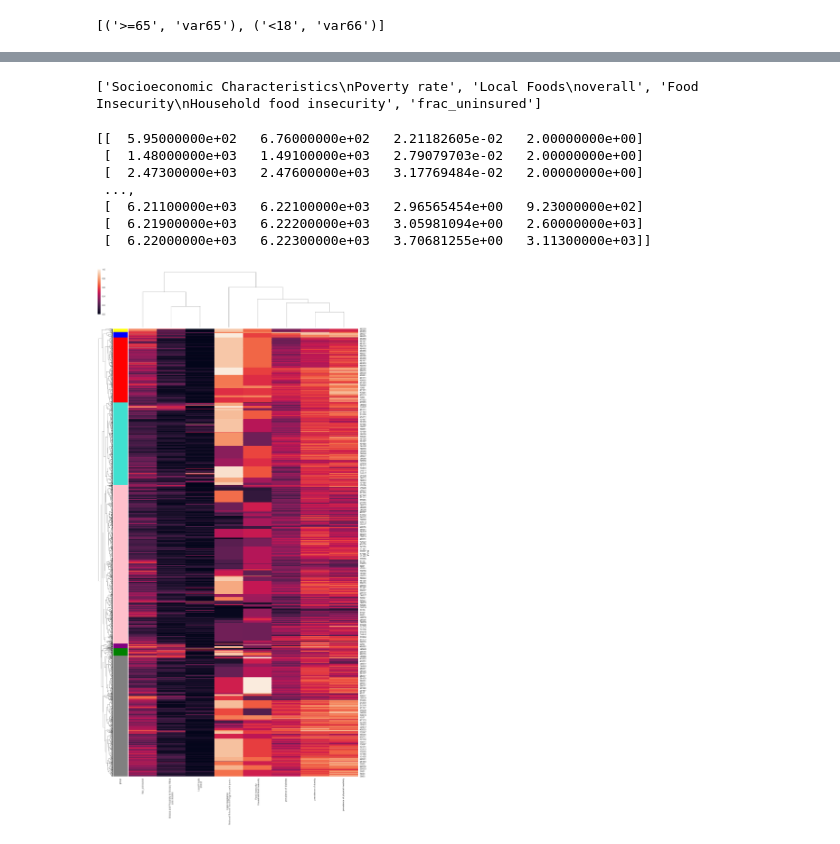
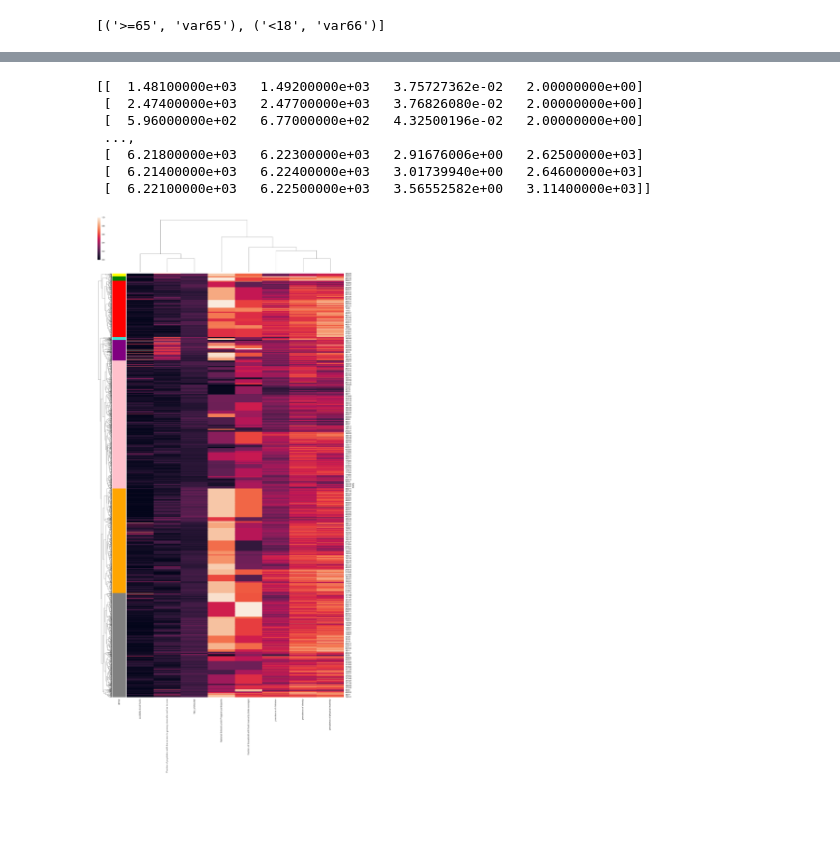
Before and after one commit to cathyxinxyz/Capstone_Project_1, a Jupyter notebook: Codes/Hierachical Clustering analysis.ipynb, the cells around one changed output, grey strips where cells are left out. Drawn from its saved outputs; the diff is of its cells as text; code cells hidden in the pictures; blank space fills up the shorter version.

```diff
--- a/Codes/Hierachical Clustering analysis.ipynb
+++ b/Codes/Hierachical Clustering analysis.ipynb
@@ -49,7 +49,7 @@ from pandas.api.types import is_numeric_dtype
 df=df[df.columns.difference(['State', 'County', 'RUCC_2013'])]
 # %%
 #drop these columns first
-df=df.dropna(axis=1)
+df=df.dropna()
 # %%
 df.shape
 # %% [output]
@@ -101,5 +103,5 @@ plt.show()
 # %%
 #90% of variance can be explained by 11 components out of total 35 variables
-pca = PCA(n_components=12)
+pca = PCA(n_components=15)
 pca.fit(normed_df)
 # %% [output]
@@ -157,5 +159,5 @@ for distance in np.linspace(0.1, 3, 20):
 # %%
-distance=2
+distance=2.45
 labels = fcluster(Z,distance,'distance')
 print (Counter(labels), len(labels))
 # %% [output]
@@ -163,5 +165,5 @@ Counter({7: 1541, 1: 476, 6: 444, 2: 270, 5: 185, 4: 143, 3: 82}) 3141
 # %%
-group_colors=['yellow','blue','red','turquoise','pink','purple','green','grey']
+group_colors=['yellow','green','red','turquoise','purple','pink','orange','grey']
 # %%
 import seaborn as sns; sns.set()
 
@@ -403,38 +388,31 @@ Box_plot_by_var(features, df, by='group', order=[1,2,3,4,5,6,7,8])
 # %%
 df['clusters']=df['group'].apply((lambda x:'cluster_'+str(x)))
 df[['clusters']].to_csv('C:/Users/cathy/Capstone_project_1/Datasets/cluster_groups.csv')
-# %%
-xticks=[str(var_info_df.loc[c]['Category Name'])+'\n'
-        +str(var_info_df.loc[c]['Sub_subcategory Name']) if c in var_info_df['Category Name'].keys() else c for c in features]
-print (xticks)
-# %% [output]
-['Socioeconomic Characteristics\nPoverty rate', 'Local Foods\noverall', 'Food Insecurity\nHousehold food insecurity', 'frac_uninsured']
 # %%
 import seaborn as sns
 
 sns.set_palette("RdBu_r")
 
 
 features=['var'+str(n) for n in [2,27,44,34]]
 features.append('frac_uninsured')
 features.extend(['prevalence of diabetes','prevalence of obesity','prevalence of physical inactivity'])
-xticks=[str(var_info_df.loc[c]['Category Name'])+'\n'
-        +str(var_info_df.loc[c]['Sub_subcategory Name']) if c in var_info_df['Category Name'].keys() else c for c in features]
+xticks=[var_info_df.loc[c]['meaning'] if c in var_info_df.index else c for c in features]
 
 print (Z)
 normed_df['group']=labels
 lut = dict(zip([1,2,3,4,5,6,7,8], group_colors))
 
 row_colors = normed_df['group'].map(lut)
 sns.clustermap(normed_df[features], method='average',row_linkage=Z,
                row_colors=row_colors, figsize=(20,40), xticklabels=xticks)
 plt.show()
 # %% [output]
-[[  5.95000000e+02   6.76000000e+02   2.21182605e-02   2.00000000e+00]
- [  1.48000000e+03   1.49100000e+03   2.79079703e-02   2.00000000e+00]
- [  2.47300000e+03   2.47600000e+03   3.17769484e-02   2.00000000e+00]
+[[  1.48100000e+03   1.49200000e+03   3.75727362e-02   2.00000000e+00]
+ [  2.47400000e+03   2.47700000e+03   3.76826080e-02   2.00000000e+00]
+ [  5.96000000e+02   6.77000000e+02   4.32500196e-02   2.00000000e+00]
  ...,
- [  6.21100000e+03   6.22100000e+03   2.96565454e+00   9.23000000e+02]
- [  6.21900000e+03   6.22200000e+03   3.05981094e+00   2.60000000e+03]
- [  6.22000000e+03   6.22300000e+03   3.70681255e+00   3.11300000e+03]]
+ [  6.21800000e+03   6.22300000e+03   2.91676006e+00   2.62500000e+03]
+ [  6.21400000e+03   6.22400000e+03   3.01739940e+00   2.64600000e+03]
+ [  6.22100000e+03   6.22500000e+03   3.56552582e+00   3.11400000e+03]]
-[figure, old version]
+[figure, new version]
```
Also changed, not shown: parts of 16 cells of this notebook, 9 other files.
